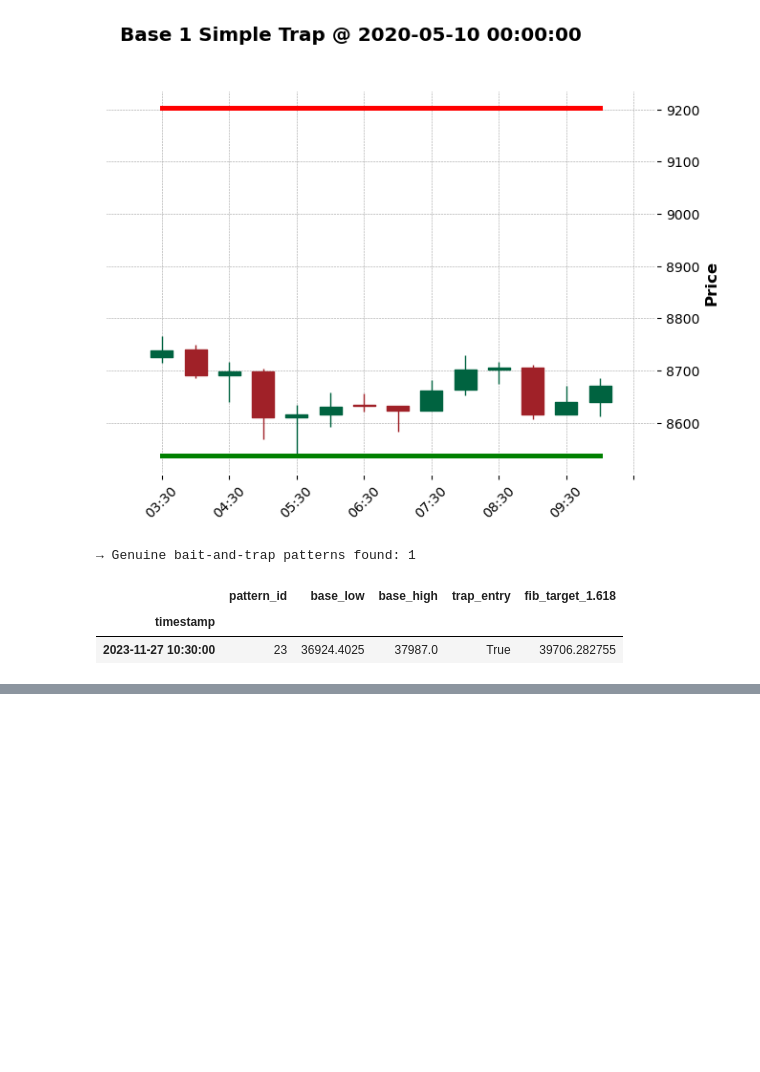
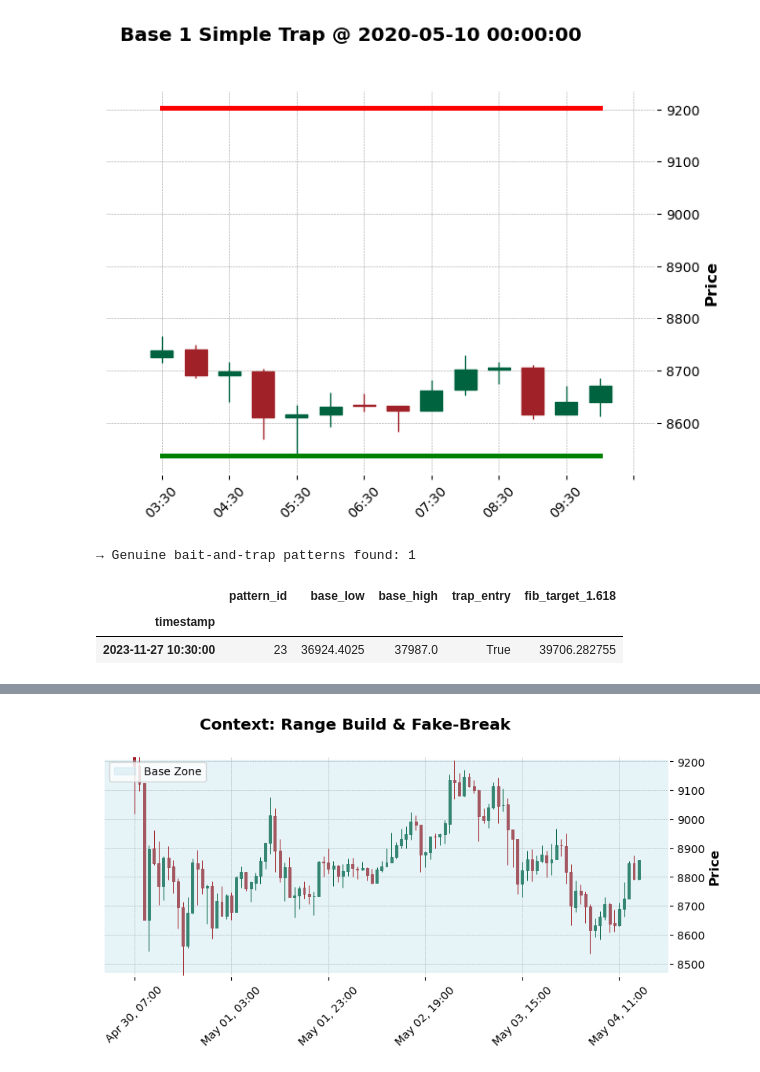
Before and after one commit to SarthakThakur0097/Crypto-analysis, a Jupyter notebook: main.ipynb, the cells around one changed output, grey strips where cells are left out. Drawn from its saved outputs; the diff is of its cells as text; code cells hidden in the pictures; blank space fills up the shorter version.

```diff
--- a/main.ipynb
+++ b/main.ipynb
@@ -1339,0 +1693,71 @@ Detected 2 bait‑and‑trap setups
+# %%
+import pandas as pd
+import matplotlib.pyplot as plt
+import mplfinance as mpf
+from modules.base_zone_detector import BaseZoneDetector
+from modules.bait_trap_finder    import BaitTrapFinder
+
+# ── 1) Load & index ───────────────────────────────────────────────────────
+df = pd.read_csv(
+    "Resampled/Additional_Features/BTCUSD_1h_features.csv",
+    parse_dates=["time"], index_col="time"
+)
+df.sort_index(inplace=True)
+
+# ── 2) Detect bases & patterns ────────────────────────────────────────────
+lookback_bars     = 24
+tol               = 0.02
+max_pullback_bars = 144
+min_pivots        = 2
+
+bases   = BaseZoneDetector(lookback_bars, tol, min_pivots).detect_bases(df)
+finder  = BaitTrapFinder(lookback_bars, tol, min_pivots, tol, tol, max_pullback_bars)
+patterns= finder.find_patterns(df)
+
+# Pull out the one pattern
+pat         = patterns.iloc[0]
+base        = bases[pat.pattern_id]
+base_start  = df.index[ base["start_idx"] ]
+base_end    = df.index[ base["end_idx"] ]
+fb_slice    = df.loc[ base_start : base_end + pd.Timedelta(hours=lookback_bars) ]
+fb_cand     = fb_slice[ fb_slice["high"] > base["base_high"] * (1+tol) ]
+fb_ts       = fb_cand.index[0] if not fb_cand.empty else None
+
+# ── 3) CONTEXT CHART (range + fake-break only) ─────────────────────────────
+pre_ctx, post_ctx = 10, 10
+ctx = df.loc[
+    base_start - pd.Timedelta(hours=pre_ctx) :
+    base_end   + pd.Timedelta(hours=post_ctx)
+]
+
+fig, ax = mpf.plot(
+    ctx[["open","high","low","close"]],
+    type="candle", style="charles",
+    returnfig=True, figsize=(10,4),
+    title="Context: Range Build & Fake-Break",
+    volume=False
+)
+ax = fig.axes[0]
+
+# shade the base zone
+ax.axhspan(
+    base["base_low"], base["base_high"],
+    color="lightblue", alpha=0.3, label="Base Zone"
+)
+
+# mark the fake-break
+if fb_ts is not None:
+    yfb = df.loc[fb_ts, "high"]
+    ax.scatter([fb_ts],[yfb], s=100, marker="^", color="purple", label="Fake-Break")
+    ax.annotate(
+        "Fake-Break",
+        xy=(fb_ts,yfb),
+        xytext=(fb_ts, yfb + (base["base_high"]-base["base_low"])*0.3),
+        arrowprops=dict(color="purple", arrowstyle="->"),
+        ha="center"
+    )
+
+ax.legend(loc="upper left")
+plt.show()
+# %% [output]
+[figure, added]
```
Also changed, not shown: parts of 21 cells of this notebook, 4 other files.
